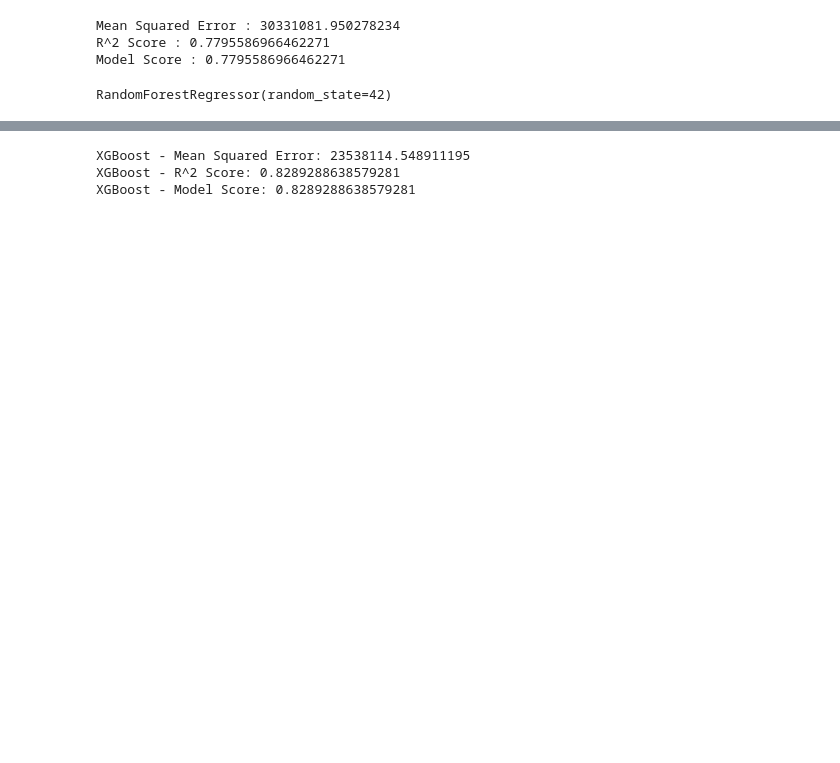
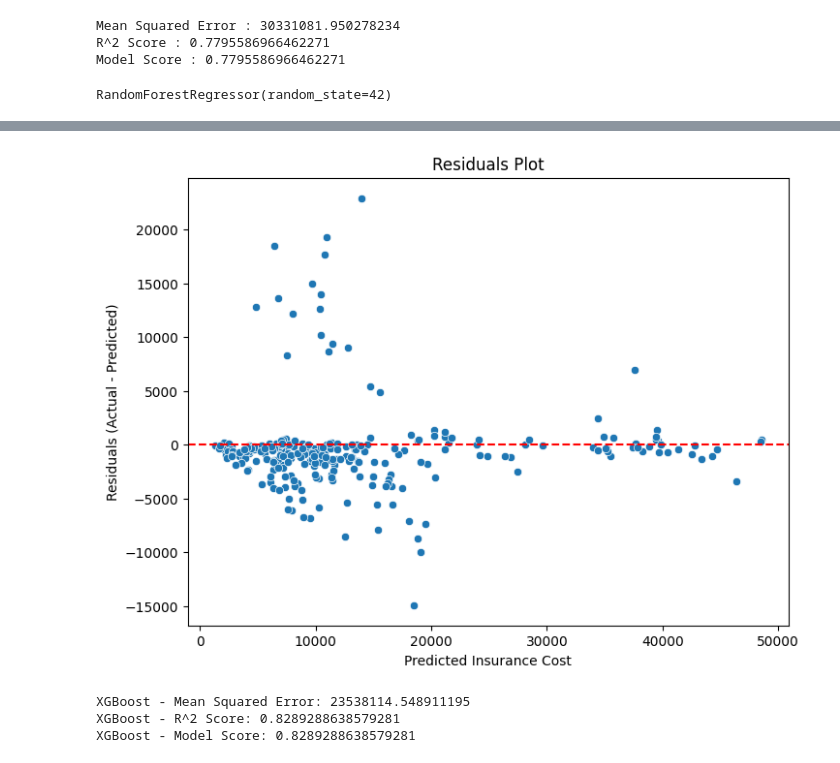
Before and after one commit to manikjain105/Insurance_Cost_Predictor, a Jupyter notebook: ins.ipynb, the cells around one changed output, grey strips where cells are left out. Cells and saved outputs as stored; diff of their text form; code cells hidden in the pictures; blank space fills up the shorter version.

```diff
--- a/ins.ipynb
+++ b/ins.ipynb
@@ -260,3 +222,20 @@ Model Score : 0.8700277577436024
+# %%
+# Residuals
+residuals = np.array(y_test) - np.array(y_pred)
+
+plt.figure(figsize=(8,6))
+sns.scatterplot(x=y_pred, y=residuals)
+plt.axhline(0, color='red', linestyle='--')
+
+# Adding labels and title
+plt.xlabel('Predicted Insurance Cost')
+plt.ylabel('Residuals (Actual - Predicted)')
+plt.title('Residuals Plot')
+
+# Show plot
+plt.show()
+# %% [output]
+[figure, added]
 # %%
 xgb_model = xgb.XGBRegressor(objective='reg:squarederror', random_state=42)
 X=df2.drop("charges",axis=1)
```
Also changed, not shown: parts of 3 cells of this notebook, 10 other files.
